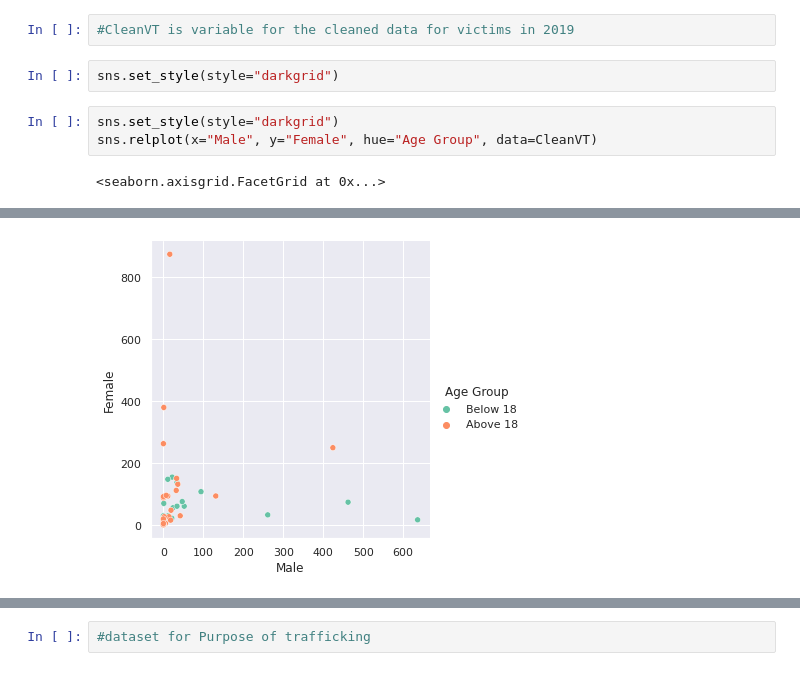
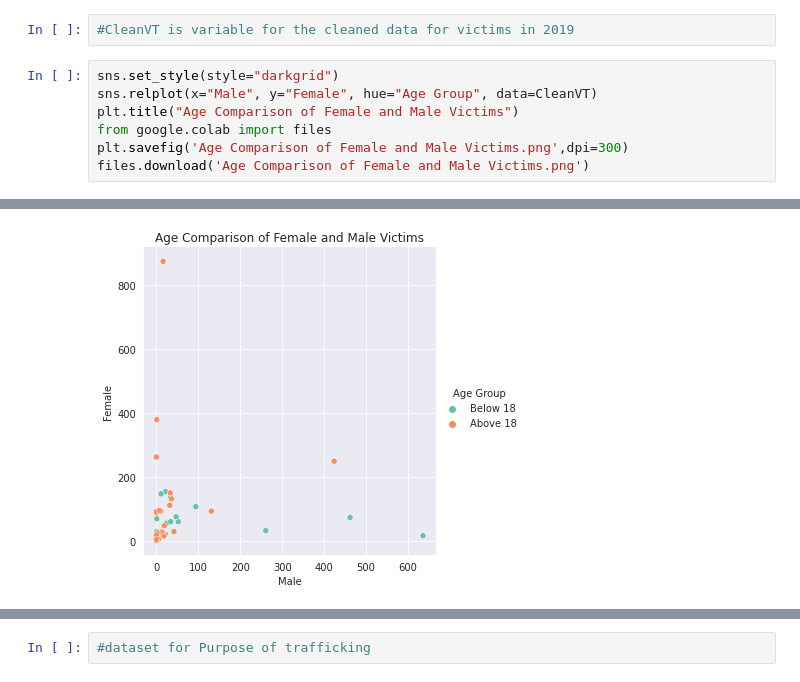
Before and after one commit to Emjeeey/ITBA-3205_FoodHacks, a Jupyter notebook: 404_Final_Project.ipynb, the cells around one changed output, grey strips where cells are left out. Drawn from its saved outputs; the diff is of its cells as text.

```diff
--- a/404_Final_Project.ipynb
+++ b/404_Final_Project.ipynb
@@ -111,10 +70,11 @@ CleanVT.mean()
 CleanVT
 # %%
 #CleanVT is variable for the cleaned data for victims in 2019
-# %%
-sns.set_style(style="darkgrid")
 # %%
 sns.set_style(style="darkgrid")
 sns.relplot(x="Male", y="Female", hue="Age Group", data=CleanVT)
+plt.title("Age Comparison of Female and Male Victims")
+from google.colab import files
+plt.savefig('Age Comparison of Female and Male Victims.png',dpi=300)
+files.download('Age Comparison of Female and Male Victims.png')
 # %% [output]
-<seaborn.axisgrid.FacetGrid at 0x...>
@@ -121,4 +83,4 @@ sns.relplot(x="Male", y="Female", hue="Age Group", data=CleanVT)
-[figure, old version]
+[figure, new version]
 # %%
 sns.set_style(style="darkgrid")
 sns.set_palette('Set2')
```
Also changed, not shown: parts of 13 cells of this notebook.
